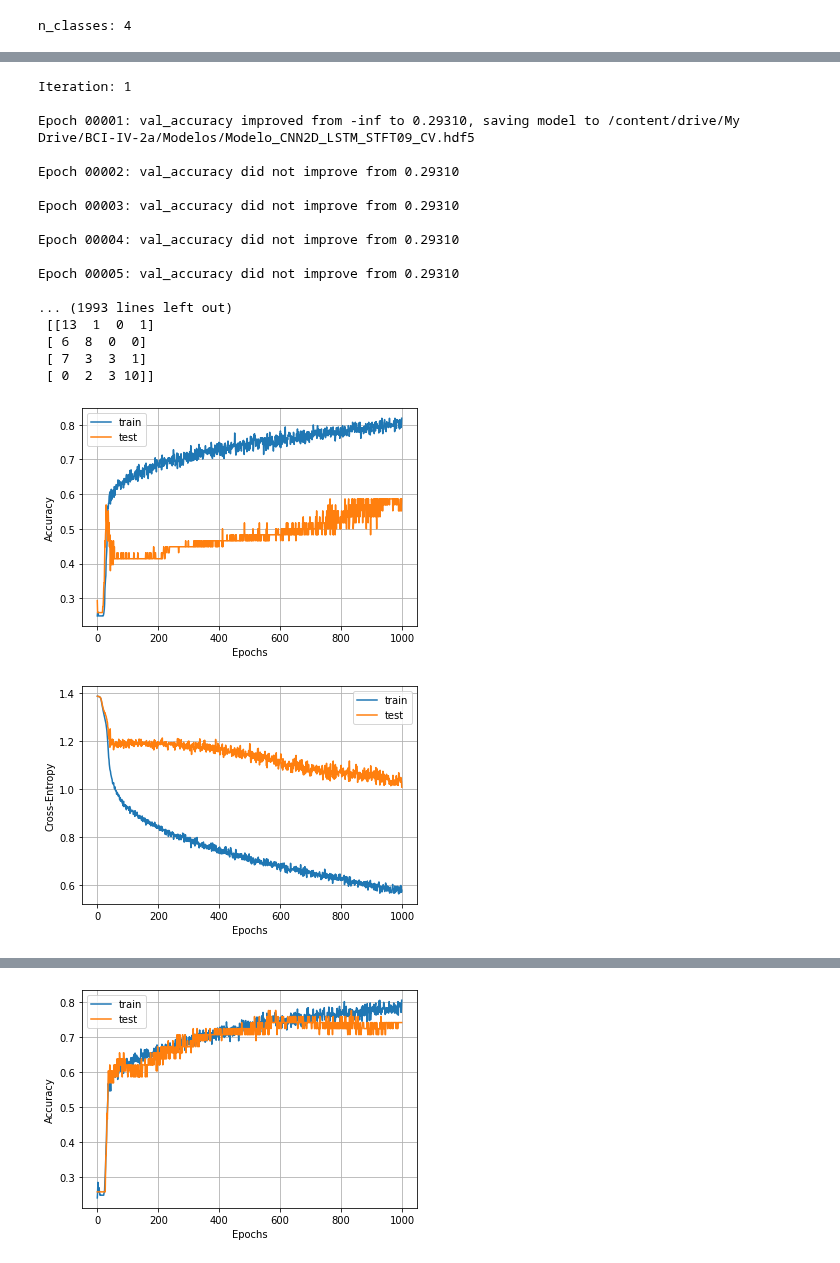
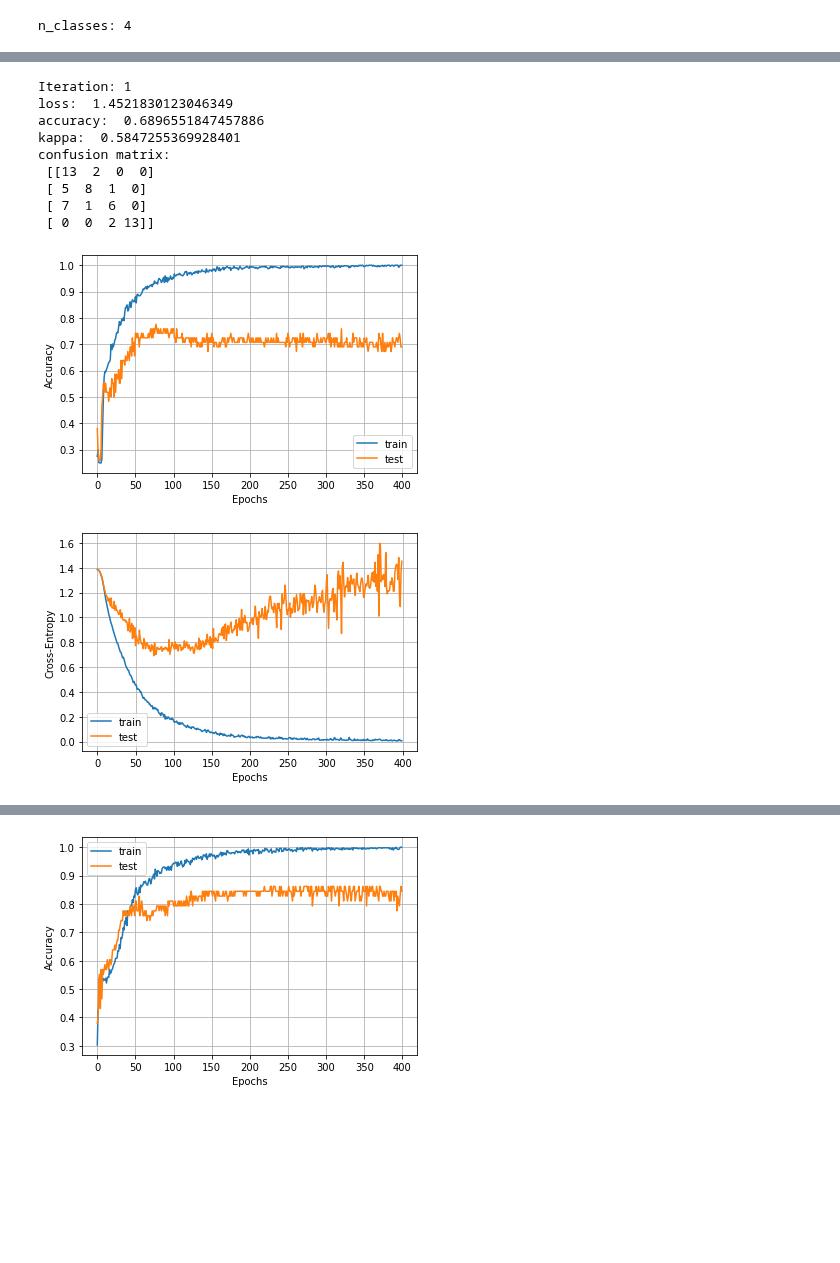
Before and after one commit to EdgarMoyete/Deep-Learning-BCI-IV-2a, a Jupyter notebook: Espectros-STFT/STFT-CNN-LSTM-CV.ipynb, the cells around one changed output, grey strips where cells are left out. Drawn from its saved outputs; the diff is of its cells as text; code cells hidden in the pictures; blank space fills up the shorter version.

Commit message:
ventaneo de STFT y escalas de CWT

```diff
--- a/Espectros-STFT/STFT-CNN-LSTM-CV.ipynb
+++ b/Espectros-STFT/STFT-CNN-LSTM-CV.ipynb
@@ -78,24 +76,30 @@ n_classes: 4
 y = LabelEncoder().fit_transform(y)
 # %%
 #unir 22 canales y resize de tamaño proporcional
-def unir_espectrogramas_vertical_resize(data):
-  dim = (8, 264) #ancho, alto
+def unir_espectrogramas_vertical(data):
   fs = 250
-  datos = np.zeros((576,264,8))
-  temporal = np.zeros((528,4))
+  datos = np.zeros((data.shape[0],990,31))
+  temporal = np.zeros((990,31))
   for i in range(data.shape[0]): #288 muestras
     for j in range(22): #22 canales
       sig = data.iloc[i, j*1000:(j+1)*1000]
-      f, t, Sxx = spectrogram(sig, fs) #espectrograma de STFFT
-      temporal[j*24:(j+1)*24, :] = Sxx[8:32, :]
-    resized = cv2.resize(temporal, dim, interpolation=cv2.INTER_AREA)
-    datos[i] = resized
+      #sig = sig[124:624]
+      #espectrograma de STFFT
+      f, t, Sxx = spectrogram(sig, fs=250, window='hann', nperseg=250,
+                              noverlap=225, nfft=500, scaling='spectrum')
+      temporal[j*45:(j+1)*45, :] = Sxx[16:61, :]
+    datos[i] = temporal
     if i % 100 == 0: #esto solo es para ver como avanza
       print(i)
   return datos
 # %%
 #llamar a unir_espectrogramas_vertical_resize(data)
-x = unir_espectrogramas_vertical_resize(x)
+inicio = time.time()
+
+x = unir_espectrogramas_vertical(x)
+
+fin = time.time()
+print("Tiempo:", fin - inicio)
 # %% [output]
 0
 100
@@ -144,20 +156,17 @@ skf = StratifiedKFold(n_splits = 10)
 # %%
 def CNN_2D_LSTM_TD():
   model = Sequential()
-  model.add(TimeDistributed(Conv2D(128, (3,3), activation='relu',
-                                   padding='same'),
+  model.add(TimeDistributed(Conv2D(16, (3,3), activation='relu', padding='same'),
                             input_shape=x_train.shape[1:]))
   model.add(TimeDistributed(MaxPool2D((2,2))))
-  model.add(TimeDistributed(Conv2D(128, (3,3), activation='relu',
-                                   padding='same')))
+  model.add(TimeDistributed(Conv2D(16, (3,3), activation='relu', padding='same')))
   model.add(TimeDistributed(MaxPool2D((2,2))))
-  model.add(TimeDistributed(Conv2D(128, (3,3), activation='relu',
-                                   padding='same')))
   model.add(TimeDistributed(Flatten()))
   model.add(LSTM(8, activation='tanh', dropout=0.5))
+  model.add(Dense(128, activation='relu'))
   model.add(Dense(n_classes, activation='softmax'))
 
-  optimizer = Adam(lr=1e-5)
+  optimizer = Adam(lr=1e-4)
   model.compile(optimizer = optimizer,
                 loss = 'sparse_categorical_crossentropy',
                 metrics = ['accuracy'])
@@ -175,9 +184,9 @@ for iTrain, jTest in skf.split(x, y):
 
   model = CNN_2D_LSTM_TD()
 
-  history = model.fit(x_train, y_train, epochs=1000, batch_size=18,
+  history = model.fit(x_train, y_train, epochs=400, batch_size=36,
                       validation_data=(x_test, y_test),
-                      verbose=0, callbacks=[mc])
+                      verbose=0)
 
   test_loss, test_acc = model.evaluate(x_test, y_test, verbose=0)
   array_loss.append(test_loss)
@@ -191,50 +200,43 @@ for iTrain, jTest in skf.split(x, y):
   kappa = cohen_kappa_score(y_test, y_pred)
   array_kappa.append(kappa)
   print("kappa: ", kappa)
 
   matriz_confusion = confusion_matrix(y_test, y_pred)
   print("confusion matrix:\n", matriz_confusion)
 
   plt.plot(history.history['accuracy'])
   plt.plot(history.history['val_accuracy'])
   plt.grid()
   plt.xlabel('Epochs')
   plt.ylabel('Accuracy')
   plt.legend(['train', 'test'])
   plt.show()
   plt.plot(history.history['loss'])
   plt.plot(history.history['val_loss'])
   plt.grid()
   plt.xlabel('Epochs')
   plt.ylabel('Cross-Entropy')
   plt.legend(['train', 'test'])
   plt.show()
   i += 1
 print()
 print("Resultados:")
 print("loss:", array_loss)
 print("accuracy:", array_acc)
 print("kappa:", array_kappa)
 fin = time.time()
-print("Tiempo:", fin - inicio)
+tiempo = fin - inicio
+print("Tiempo:", tiempo)
 # %% [output]
 Iteration: 1
-
-Epoch 00001: val_accuracy improved from -inf to 0.29310, saving model to /content/drive/My Drive/BCI-IV-2a/Modelos/Modelo_CNN2D_LSTM_STFT09_CV.hdf5
-
-Epoch 00002: val_accuracy did not improve from 0.29310
-
-Epoch 00003: val_accuracy did not improve from 0.29310
-
-Epoch 00004: val_accuracy did not improve from 0.29310
-
-Epoch 00005: val_accuracy did not improve from 0.29310
-
-... (1993 lines left out)
- [[13  1  0  1]
- [ 6  8  0  0]
- [ 7  3  3  1]
- [ 0  2  3 10]]
+loss:  1.4521830123046349
+accuracy:  0.6896551847457886
+kappa:  0.5847255369928401
+confusion matrix:
+ [[13  2  0  0]
+ [ 5  8  1  0]
+ [ 7  1  6  0]
+ [ 0  0  2 13]]
-[figure, old version]
+[figure, new version]
-[figure, old version]
+[figure, new version]
 Iteration: 2
@@ -257 +251 @@ Epoch 00005: val_accuracy did not improve from 0.58621
-[figure, old version]
+[figure, new version]
```
Also changed, not shown: parts of 14 cells of this notebook, 12 other files.
